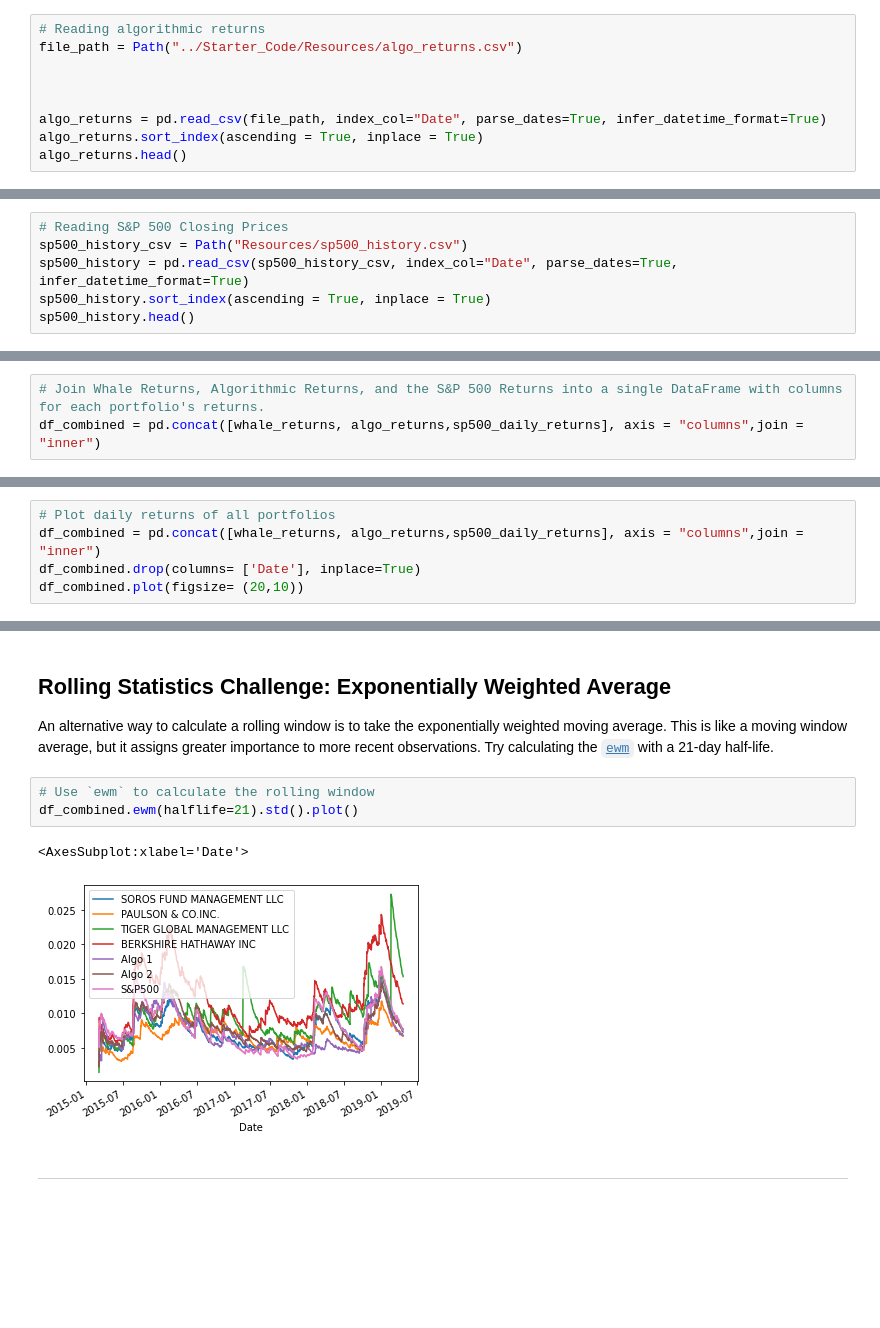
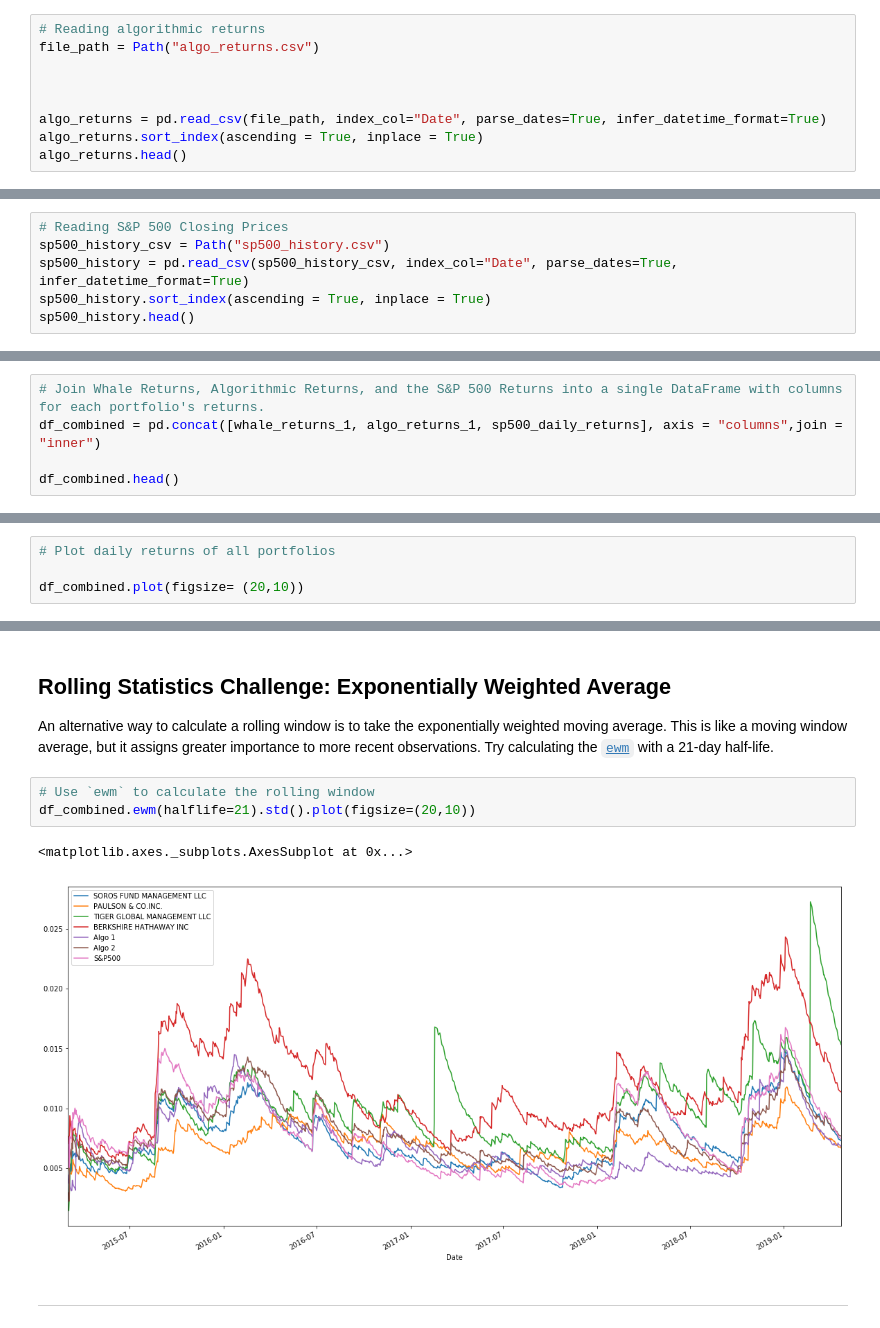
Before and after one commit to niallpwright/panda-homework, a Jupyter notebook: whale_analysis.ipynb, the cells around one changed output, grey strips where cells are left out. Cells and saved outputs as stored; diff of their text form; blank space fills up the shorter version.

```diff
--- a/whale_analysis.ipynb
+++ b/whale_analysis.ipynb
@@ -73,7 +77,7 @@ whale_returns_1.head()
 Read the algorithmic daily returns and clean the data
 # %%
 # Reading algorithmic returns
-file_path = Path("../Starter_Code/Resources/algo_returns.csv")
+file_path = Path("algo_returns.csv")
 
 
 
@@ -114,7 +118,7 @@ algo_returns_1.head()
 Read the S&P 500 historic closing prices and create a new daily returns DataFrame from the data.
 # %%
 # Reading S&P 500 Closing Prices
-sp500_history_csv = Path("Resources/sp500_history.csv")
+sp500_history_csv = Path("sp500_history.csv")
 sp500_history = pd.read_csv(sp500_history_csv, index_col="Date", parse_dates=True, infer_datetime_format=True)
 sp500_history.sort_index(ascending = True, inplace = True)
 sp500_history.head()
@@ -192,4 +201,6 @@ sp500_daily_returns.head()
 ## Combine Whale, Algorithmic, and S&P 500 Returns
 # %%
 # Join Whale Returns, Algorithmic Returns, and the S&P 500 Returns into a single DataFrame with columns for each portfolio's returns.
-df_combined = pd.concat([whale_returns, algo_returns,sp500_daily_returns], axis = "columns",join = "inner")
+df_combined = pd.concat([whale_returns_1, algo_returns_1, sp500_daily_returns], axis = "columns",join = "inner")
+
+df_combined.head()
@@ -205,7 +224,6 @@ In this section, you will calculate and visualize performance and risk metrics f
 #### Calculate and Plot the daily returns.
 # %%
 # Plot daily returns of all portfolios
-df_combined = pd.concat([whale_returns, algo_returns,sp500_daily_returns], axis = "columns",join = "inner")
-df_combined.drop(columns= ['Date'], inplace=True)
+
 df_combined.plot(figsize= (20,10))
 # %% [output]
@@ -339,10 +357,10 @@ beta.plot(figsize=(20,10), title='Rolling 60 day Beta for Berkshire Hathaway')
 An alternative way to calculate a rolling window is to take the exponentially weighted moving average. This is like a moving window average, but it assigns greater importance to more recent observations. Try calculating the [`ewm`](https://pandas.pydata.org/pandas-docs/stable/reference/api/pandas.DataFrame.ewm.html) with a 21-day half-life.
 # %%
 # Use `ewm` to calculate the rolling window
-df_combined.ewm(halflife=21).std().plot()
+df_combined.ewm(halflife=21).std().plot(figsize=(20,10))
 # %% [output]
-<AxesSubplot:xlabel='Date'>
+<matplotlib.axes._subplots.AxesSubplot at 0x...>
-[figure, old version]
+[figure, new version]
 # %% [markdown]
 ---
 # %% [markdown]
```
Also changed, not shown: parts of 24 cells of this notebook.
